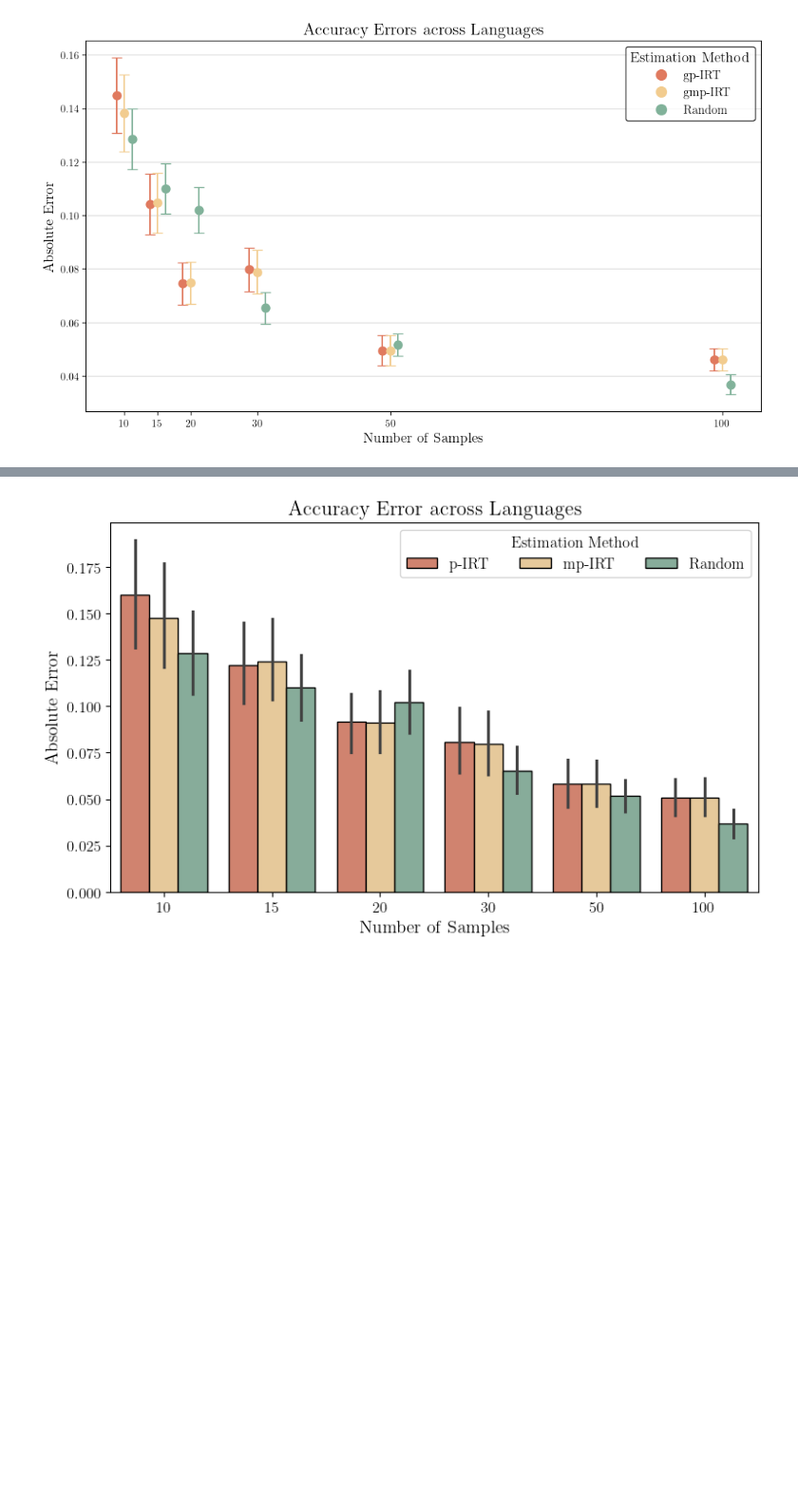
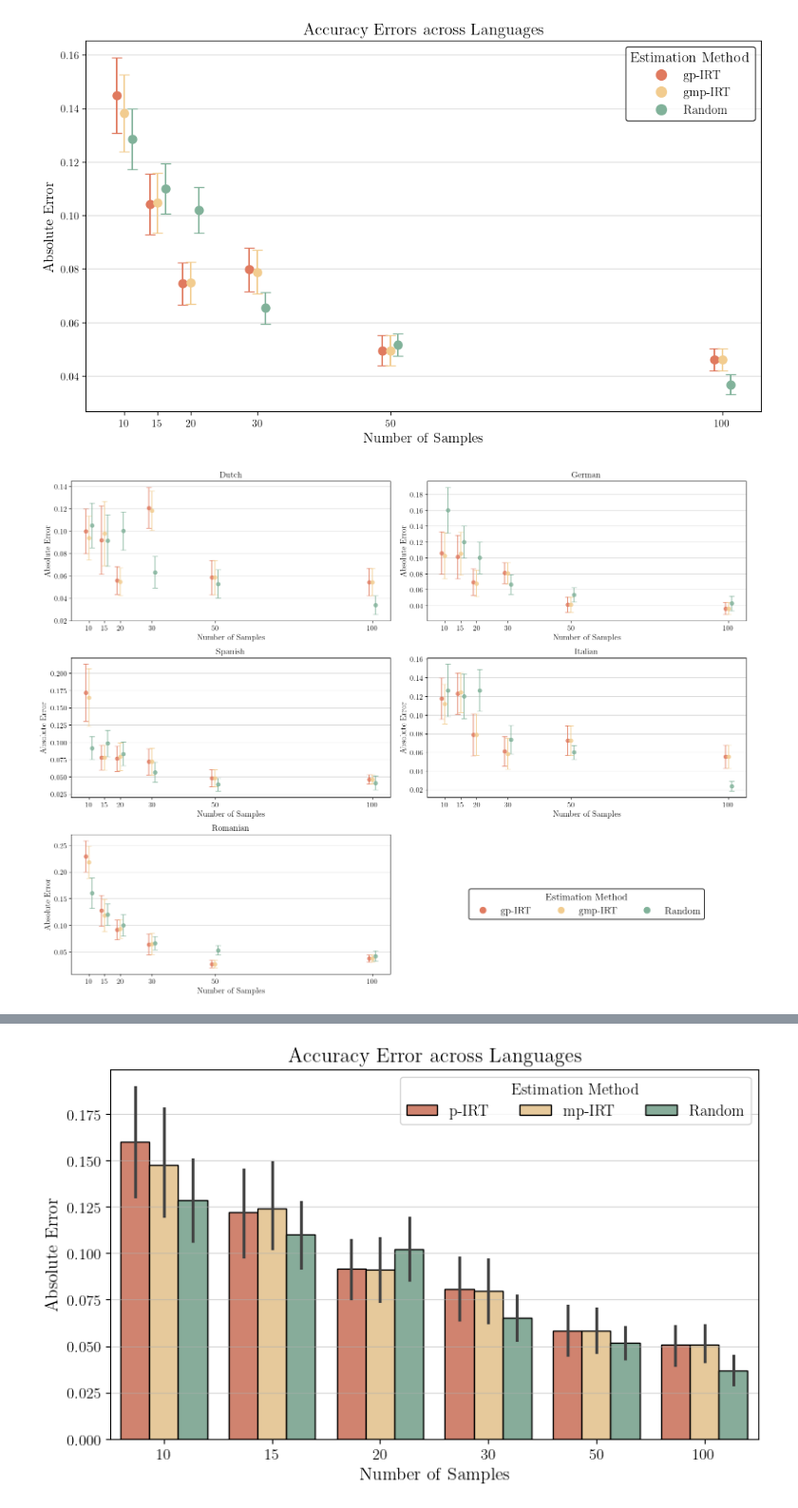
Before and after one commit to crisostomi/merge3-plots, a Jupyter notebook: notebooks/estimate_languages.ipynb, the cells around one changed output, grey strips where cells are left out. Shown at 95% size. Drawn from its saved outputs; the diff is of its cells as text; code cells hidden in the pictures; blank space fills up the shorter version.

```diff
--- a/notebooks/estimate_languages.ipynb
+++ b/notebooks/estimate_languages.ipynb
@@ -132,6 +131,72 @@ plt.show()
 estimate_methods in summary: ['IRT' 'Random' 'Representation Clustering' 'gmp-IRT' 'gp-IRT' 'mp-IRT'
  'p-IRT']
 [figure]
+# %%
+langs = df_all['lang'].unique()
+
+# Create a 4x2 layout of subplots
+fig, axes = plt.subplots(3, 2, figsize=(16, 12))  # 4 rows and 2 columns
+axes = axes.flatten()  # Flatten the 2D array to easily iterate over it
+
+OFFSET = 1
+
+# Fixed x-offsets for each method
+offsets = {hue: i * OFFSET - OFFSET for i, hue in enumerate(hue_order)}  # Evenly spaced offsets around 0
+
+for i, lang in enumerate(langs):
+    lang_data = estimated_acc_df[estimated_acc_df['lang'] == lang].copy()
+
+    # Sort the data by hue_order to maintain consistent coloring
+    lang_data['estimate_method'] = pd.Categorical(lang_data['estimate_method'], categories=hue_order, ordered=True)
+
+    # Calculate mean and standard error for each combination of `n_samples` and `estimate_method`
+    summary = lang_data.groupby(['n_samples', 'estimate_method']).agg(
+        mean_diff=('diff', 'mean'),
+        se_diff=('diff', lambda x: x.std() / np.sqrt(len(x)))
+    ).reset_index()
+
+    # Scatter plot with error bars
+    for j, t in enumerate(hue_order):
+        subset = summary[summary['estimate_method'] == t]
+        x_offset = offsets[t]  # Fixed offset based on method
+        adjusted_x = subset['n_samples'] + x_offset
+        axes[i].errorbar(adjusted_x, subset['mean_diff'], yerr=subset['se_diff'], fmt='o',
+                            label=t, color=palette[t], alpha=0.8, capsize=4, markersize=6)
+
+    # Set the title for each subplot
+    axes[i].set_title(f"{lang}".replace('_', ' ').title().replace('Td', 'TIES-DARE'))
+
+    # Set labels
+    axes[i].set_ylabel('Absolute Error')
+    axes[i].set_xlabel('Number of Samples')
+
+    # Set font sizes
+    axes[i].title.set_fontsize(14)
+    axes[i].xaxis.label.set_fontsize(13)
+    axes[i].yaxis.label.set_fontsize(13)
+    axes[i].tick_params(axis='x', labelsize=12)
+    axes[i].tick_params(axis='y', labelsize=12)
+
+    # set x values to the unique values of n_samples
+    axes[i].set_xticks(summary['n_samples'].unique())
+
+    # add grid lines
+    axes[i].yaxis.grid(True, linestyle='-', alpha=0.5)
+
+# Global legend
+handles = [plt.Line2D([0], [0], marker='o', color=palette[m], linestyle='', markersize=10) for m in hue_order]
+labels = hue_order
+axes[-1].axis('off')  # Hide last axis
+legend = axes[-1].legend(handles, labels, title='Estimation Method', loc='center', ncol=4, fontsize=16, title_fontsize=16)
+legend.get_frame().set_alpha(0.8)
+legend.get_frame().set_linewidth(1.5)
+legend.get_frame().set_edgecolor('black')
+
+# Adjust layout
+plt.tight_layout()
+plt.show()
+# %% [output]
+[figure, added]
 # %%
 # Create a 3x2 layout of subplots
 fig, axes = plt.subplots(3, 2, figsize=(18, 12))  # 3 rows and 2 columns
```
Also changed, not shown: parts of 4 cells of this notebook, 2 other files.
